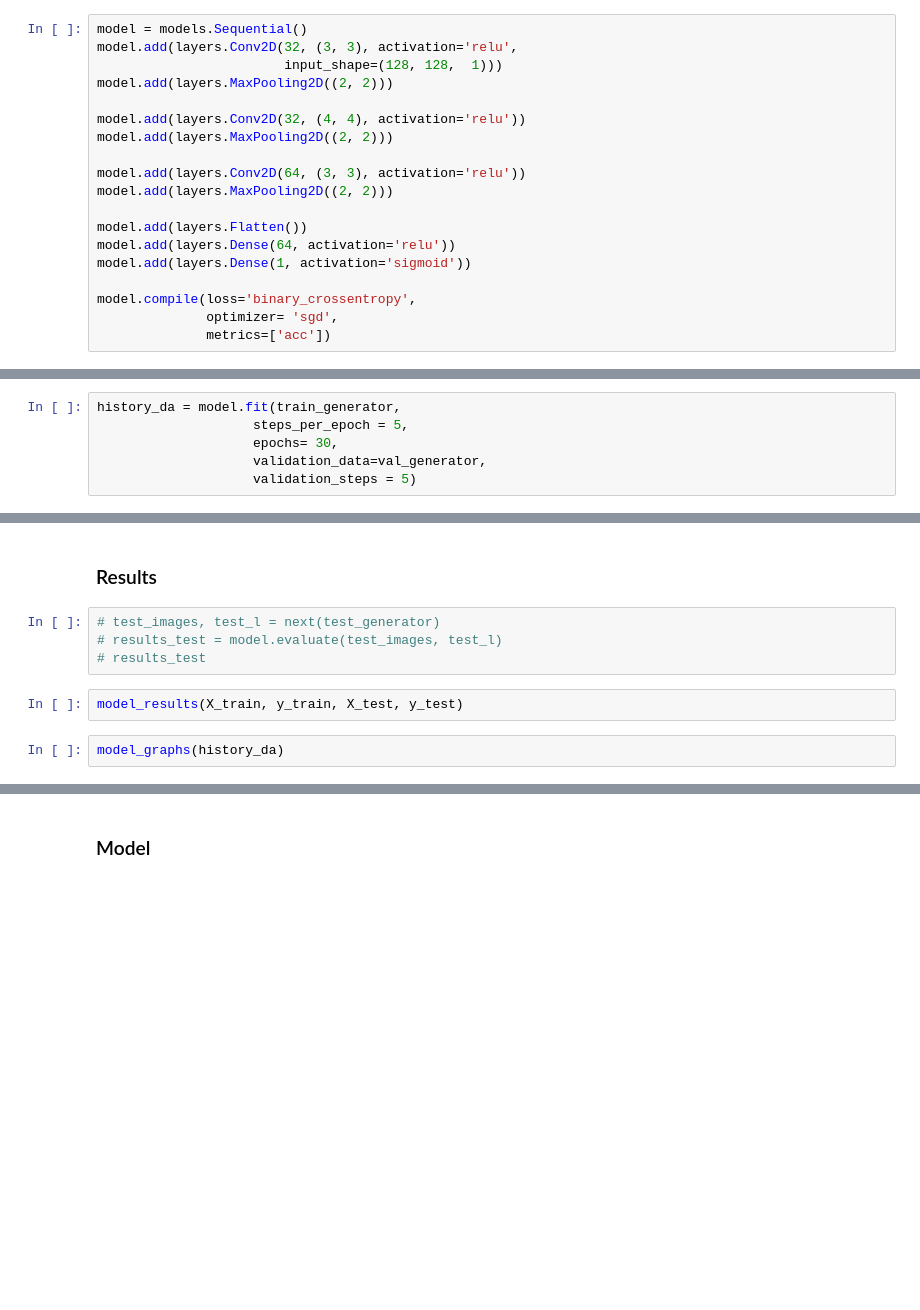
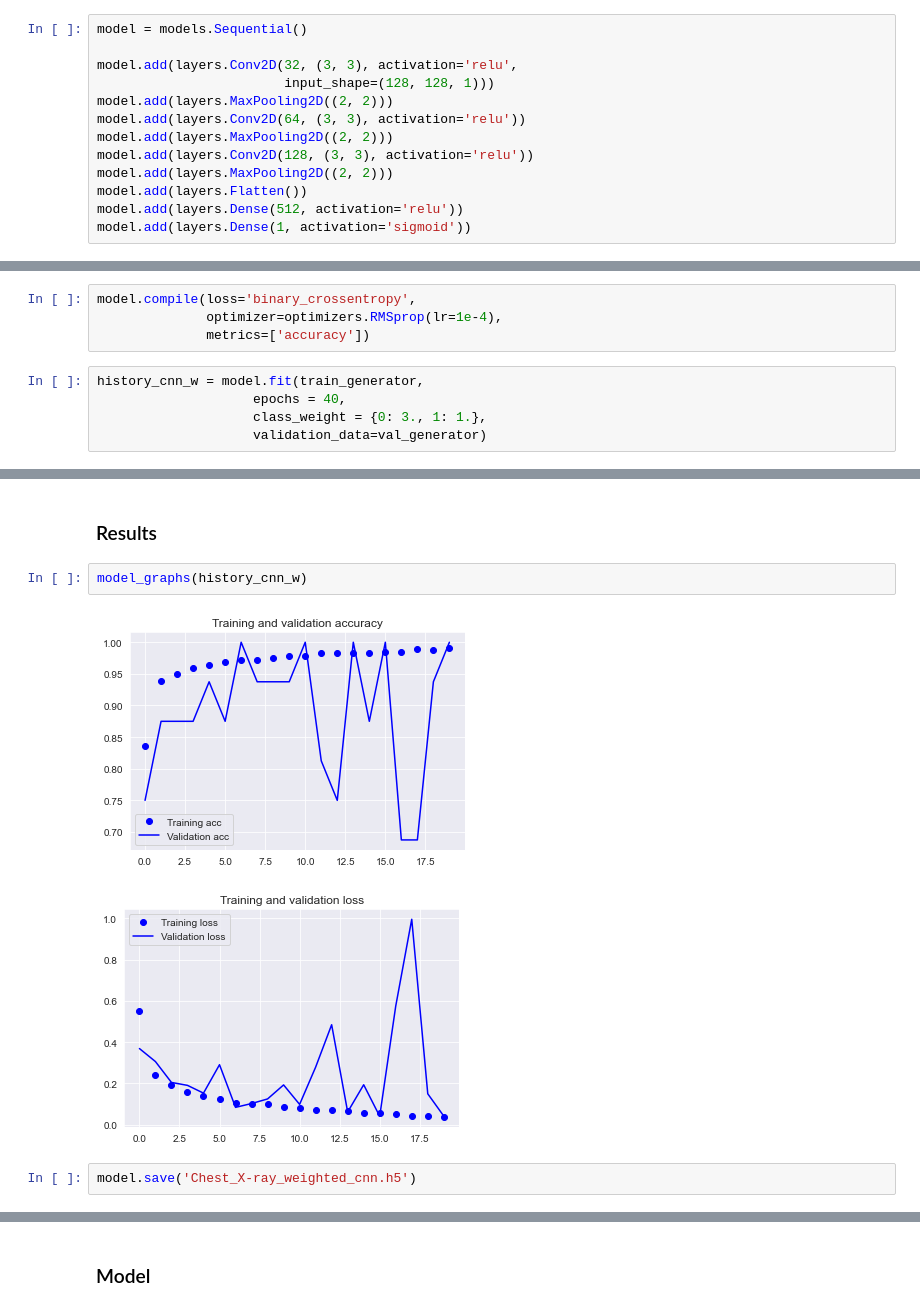
Before and after one commit to Ericusick/Chest_X-Ray-Image_Classification, a Jupyter notebook: X-ray.ipynb, the cells around one changed output, grey strips where cells are left out. Saved outputs shown, nothing was run; the diff lists cells and outputs as text; blank space fills up the shorter version.

Commit message:
weighted cnn

```diff
--- a/X-ray.ipynb
+++ b/X-ray.ipynb
@@ -446,23 +386,17 @@ Found 16 images belonging to 2 classes.
 ### Model
 # %%
 model = models.Sequential()
+
 model.add(layers.Conv2D(32, (3, 3), activation='relu',
-                        input_shape=(128, 128,  1)))
+                        input_shape=(128, 128, 1)))
 model.add(layers.MaxPooling2D((2, 2)))
-
-model.add(layers.Conv2D(32, (4, 4), activation='relu'))
-model.add(layers.MaxPooling2D((2, 2)))
-
 model.add(layers.Conv2D(64, (3, 3), activation='relu'))
 model.add(layers.MaxPooling2D((2, 2)))
-
+model.add(layers.Conv2D(128, (3, 3), activation='relu'))
+model.add(layers.MaxPooling2D((2, 2)))
 model.add(layers.Flatten())
-model.add(layers.Dense(64, activation='relu'))
+model.add(layers.Dense(512, activation='relu'))
 model.add(layers.Dense(1, activation='sigmoid'))
-
-model.compile(loss='binary_crossentropy',
-              optimizer= 'sgd',
-              metrics=['acc'])
 # %%
 model.summary()
 # %% [output]
@@ -491,7 +420,10 @@ _________________________________________________________________
+# %%
+model.compile(loss='binary_crossentropy',
+              optimizer=optimizers.RMSprop(lr=1e-4),
+              metrics=['accuracy'])
 # %%
-history_da = model.fit(train_generator,
-                    steps_per_epoch = 5,
-                    epochs= 30,
-                    validation_data=val_generator,
-                    validation_steps = 5)
+history_cnn_w = model.fit(train_generator,
+                    epochs = 40,
+                    class_weight = {0: 3., 1: 1.},
+                    validation_data=val_generator)
 # %% [output]
@@ -514,11 +447,10 @@ KeyboardInterrupt:
 # %% [markdown]
 ### Results
-# %%
-# test_images, test_l = next(test_generator)
-# results_test = model.evaluate(test_images, test_l)
-# results_test
-# %%
-model_results(X_train, y_train, X_test, y_test)
 # %%
-model_graphs(history_da)
+model_graphs(history_cnn_w)
+# %% [output]
+[figure, added]
+[figure, added]
+# %%
+model.save('Chest_X-ray_weighted_cnn.h5')
 # %% [markdown]
```
Also changed, not shown: parts of 50 cells of this notebook.
